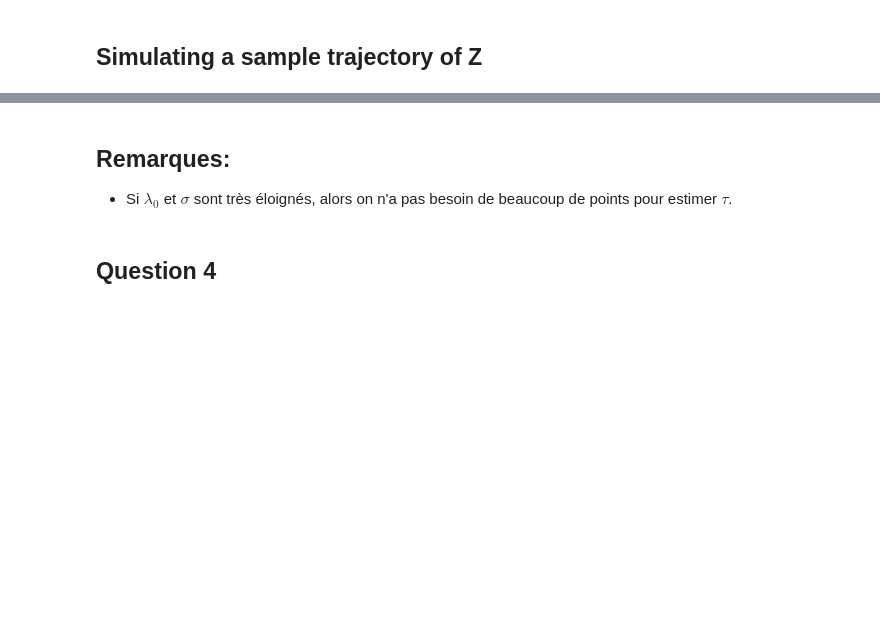
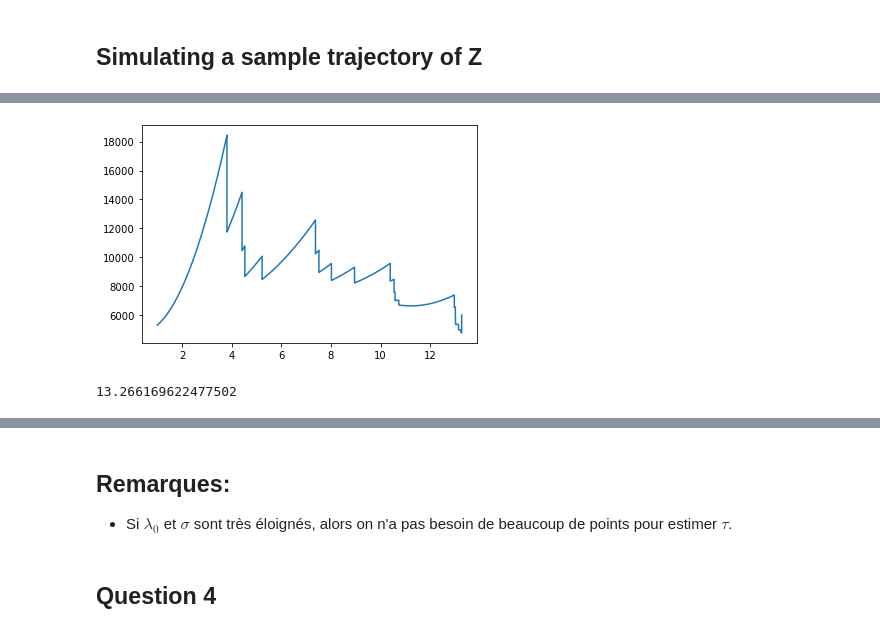
Before and after one commit to elfirdoussilab1/Disruption-Problem, a Jupyter notebook: Project 1 Disruption probelm.ipynb, the cells around one changed output, grey strips where cells are left out. Cells and saved outputs as stored; diff of their text form; code cells hidden in the pictures; blank space fills up the shorter version.

```diff
--- a/Project 1 Disruption probelm.ipynb
+++ b/Project 1 Disruption probelm.ipynb
@@ -223,0 +250,11 @@ Z_hat(tau + 0.1, Z, T, 200)
+# %%
+l=np.linspace(1,T_[-2],200000)
+u=[ f(t,T_,lam0,lam1) for t in l]
+plt.plot(l,u)
+plt.show()
+# %% [output]
+[figure, added]
+# %%
+print(l[np.argmin(u)])
+# %% [output]
+13.266169622477502
```
Also changed, not shown: parts of 43 cells of this notebook.
